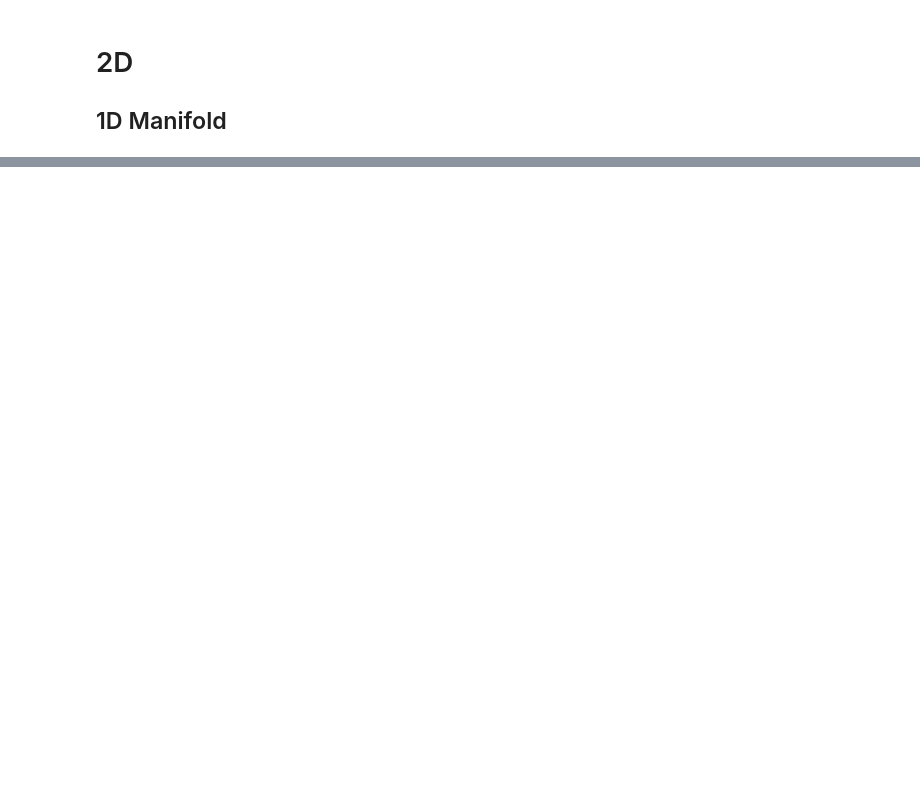
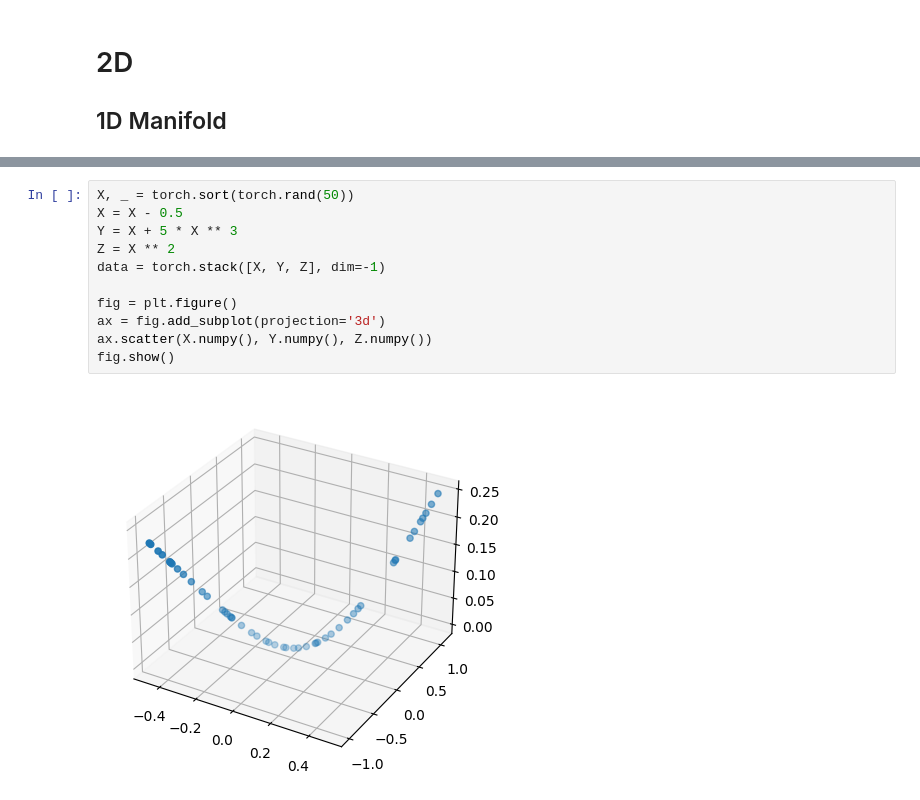
Before and after one commit to IDEALLab/Least_Volume_ICLR2024, a Jupyter notebook: notebook/dynamic_pruning.ipynb, the cells around one changed output, grey strips where cells are left out. Drawn from its saved outputs; the diff is of its cells as text; blank space fills up the shorter version.

```diff
--- a/notebook/dynamic_pruning.ipynb
+++ b/notebook/dynamic_pruning.ipynb
@@ -83,0 +96,13 @@ plt.show()
+# %%
+X, _ = torch.sort(torch.rand(50))
+X = X - 0.5
+Y = X + 5 * X ** 3
+Z = X ** 2
+data = torch.stack([X, Y, Z], dim=-1)
+
+fig = plt.figure()
+ax = fig.add_subplot(projection='3d')
+ax.scatter(X.numpy(), Y.numpy(), Z.numpy())
+fig.show()
+# %% [output]
+[figure, added]
```
Also changed, not shown: parts of 34 cells of this notebook, 2 other files.
